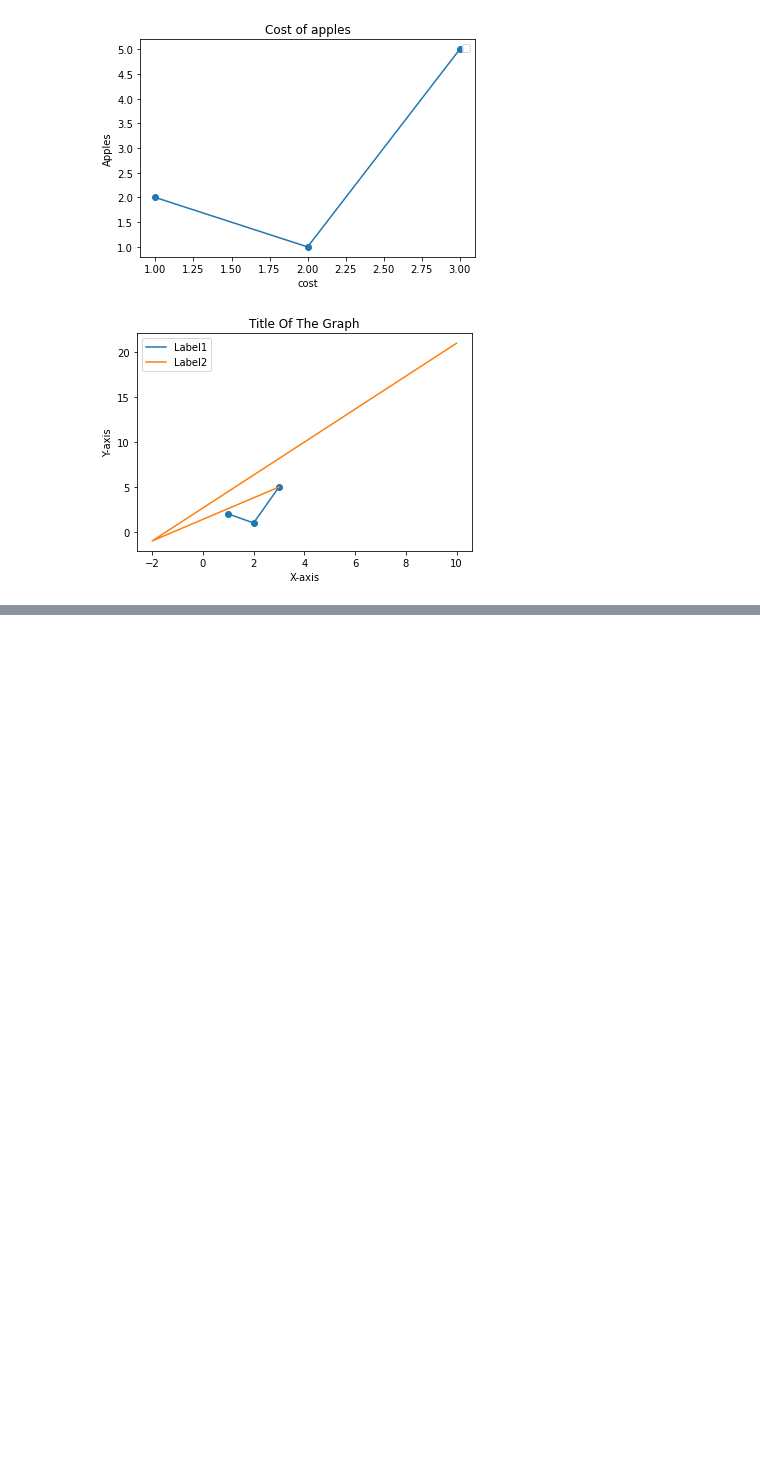
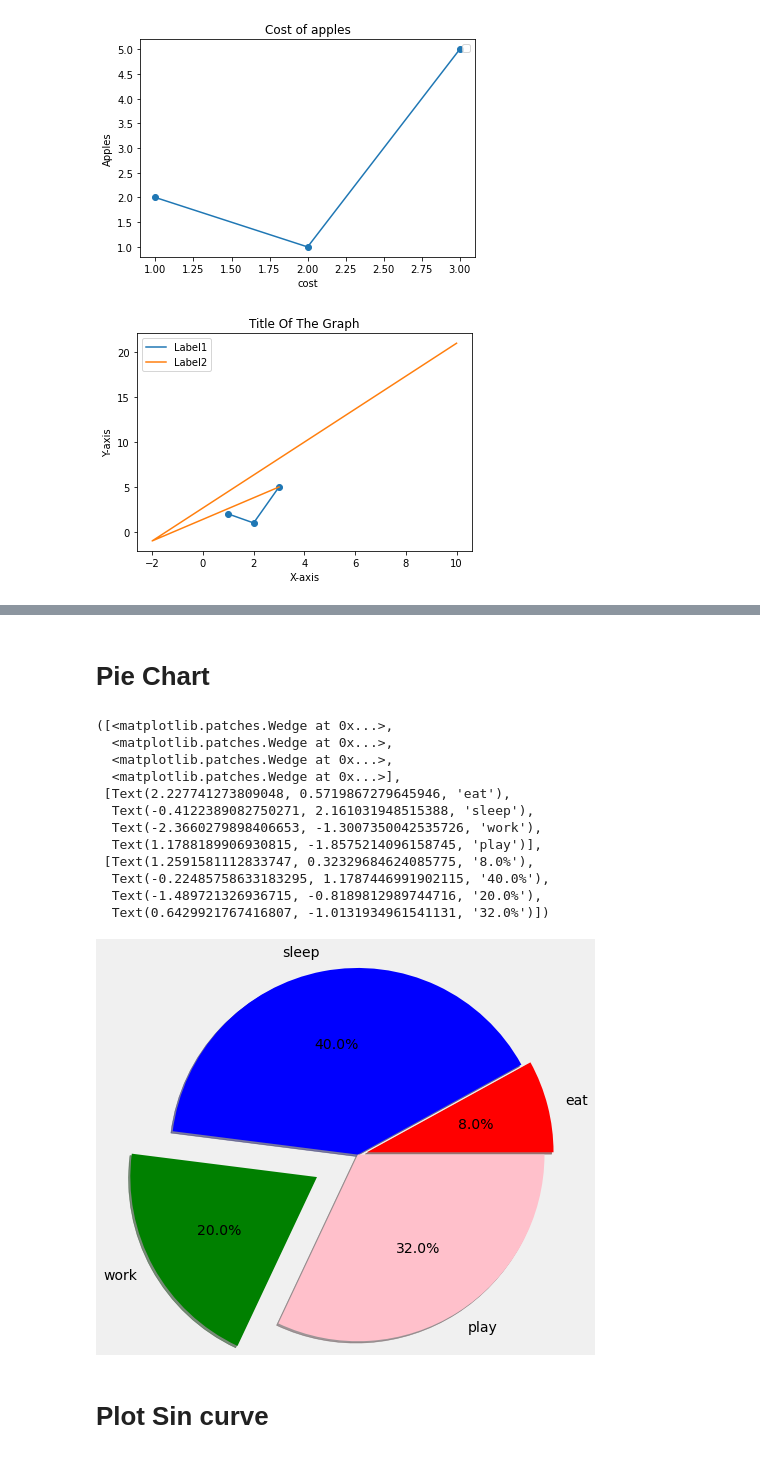
Before and after one commit to durga9948/AI-Mafia-Machine-Learning, a Jupyter notebook: MatplotLib.ipynb, the cells around one changed output, grey strips where cells are left out. Drawn from its saved outputs; the diff is of its cells as text; code cells hidden in the pictures; blank space fills up the shorter version.

```diff
--- a/MatplotLib.ipynb
+++ b/MatplotLib.ipynb
@@ -46,0 +71,23 @@ plt.show()
+# %% [markdown]
+# Pie Chart
+# %%
+acts=['eat','sleep','work','play']
+hrs=[2,10,5,8]
+col=['red','blue','green','pink']
+plt.pie(hrs,labels=acts,colors=col,radius=2,shadow=True,explode=(0.1,0,0.5,0),autopct='%1.1f%%')
+# %% [output]
+([<matplotlib.patches.Wedge at 0x...>,
+  <matplotlib.patches.Wedge at 0x...>,
+  <matplotlib.patches.Wedge at 0x...>,
+  <matplotlib.patches.Wedge at 0x...>],
+ [Text(2.227741273809048, 0.5719867279645946, 'eat'),
+  Text(-0.4122389082750271, 2.161031948515388, 'sleep'),
+  Text(-2.3660279898406653, -1.3007350042535726, 'work'),
+  Text(1.1788189906930815, -1.8575214096158745, 'play')],
+ [Text(1.2591581112833747, 0.32329684624085775, '8.0%'),
+  Text(-0.22485758633183295, 1.1787446991902115, '40.0%'),
+  Text(-1.489721326936715, -0.8189812989744716, '20.0%'),
+  Text(0.6429921767416807, -1.0131934961541131, '32.0%')])
+[figure, added]
+# %% [markdown]
+# Plot Sin curve
```
Also changed, not shown: parts of 10 cells of this notebook.
